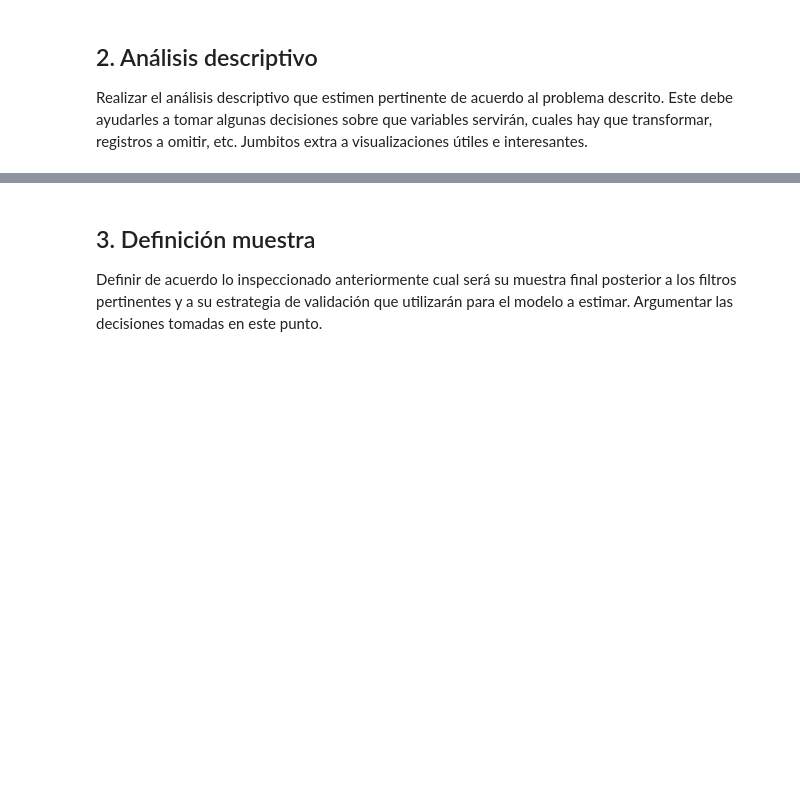
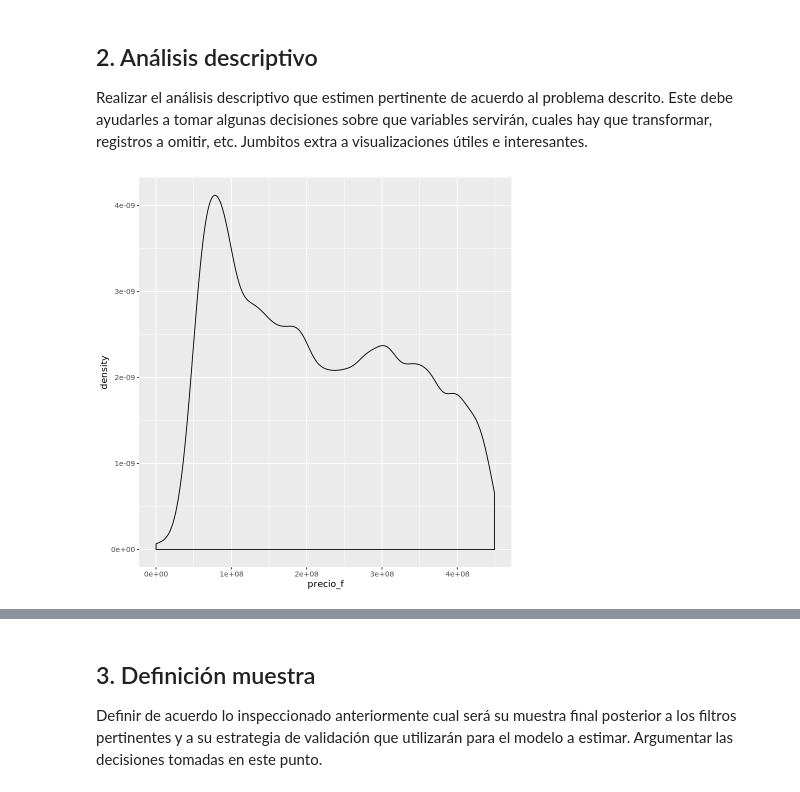
Before and after one commit to catalinavillamil/prueba_r, a Jupyter notebook: Prueba R.ipynb, the cells around one changed output, grey strips where cells are left out. Drawn from its saved outputs; the diff is of its cells as text; code cells hidden in the pictures; blank space fills up the shorter version.

```diff
--- a/Prueba R.ipynb
+++ b/Prueba R.ipynb
@@ -41,0 +74,5 @@ Primero se deberá leer el archivo y verificar la cantidad de registros, variabl
+# %%
+datos = fread(unzip("base_prueba.zip", "base_prueba.csv")
+              , dec="."
+              , sep=";"
+              , colClasses=list(character= c("ID_LOCALIDAD","ID_DISTRITO","ID_COMUNA")))
@@ -47,0 +116,6 @@ Realizar el análisis descriptivo que estimen pertinente de acuerdo al problema
+# %%
+p = ggplot(datos, aes(x=precio_f)) +
+  geom_density()
+p
+# %% [output]
+[figure, added]
```
Also changed, not shown: parts of 8 cells of this notebook.
